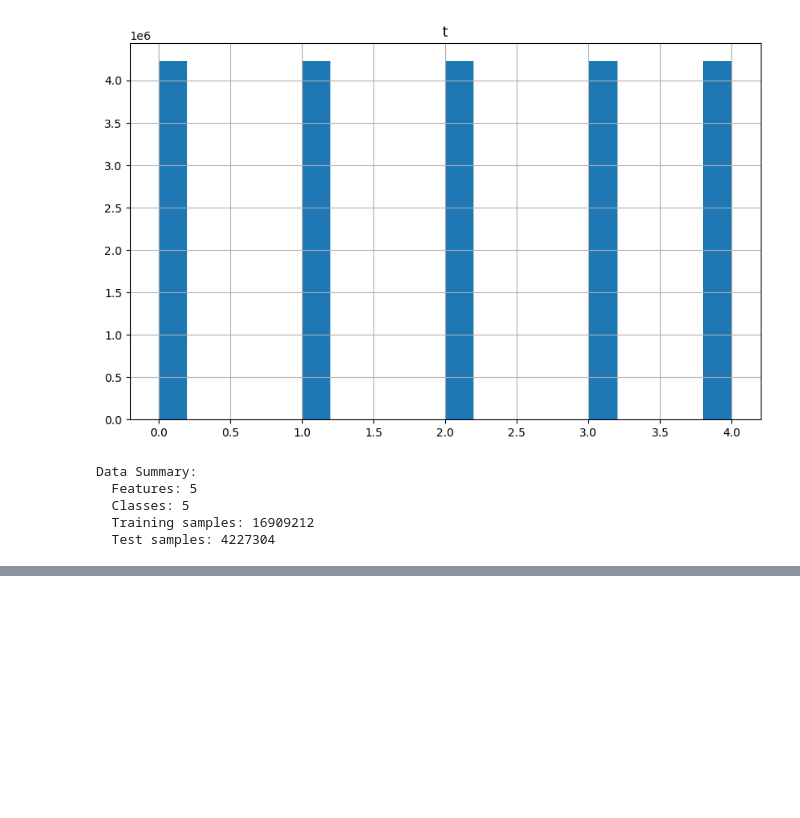
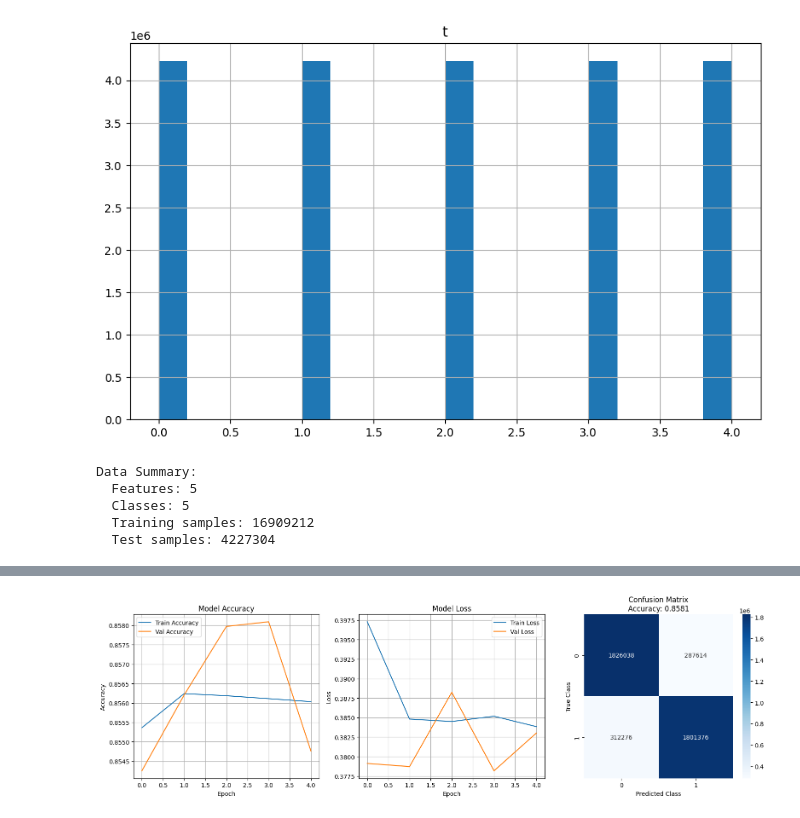
Before and after one commit to JayAndJef/learnedcache, a Jupyter notebook: parsing.ipynb, the cells around one changed output, grey strips where cells are left out. Cells and saved outputs as stored; diff of their text form; code cells hidden in the pictures; blank space fills up the shorter version.

Commit message:
feat: models

```diff
--- a/parsing.ipynb
+++ b/parsing.ipynb
@@ -454,0 +383,88 @@ KeyboardInterrupt:
+# %%
+from learnedcache.layers import FeatureOneHotEncoder
+import keras.ops as ops
+
+n_bins_list = [len(discretizer.bin_edges_[i]) - 1 for i in range(3)]
+print(f"Actual bins per feature: {n_bins_list}")
+
+inputs = layers.Input(shape=(n_features,))
+
+split_tensors = ops.split(inputs, [3], axis=1)
+discretized_features = split_tensors[0]
+other_features = split_tensors[1]
+
+encoded = FeatureOneHotEncoder(n_bins_list)(discretized_features)
+
+combined = layers.Concatenate()([encoded, other_features])
+
+output = layers.Dense(N_CLASSES)(combined)
+output = TaylorSoftmax()(output)
+
+model = keras.Model(inputs=inputs, outputs=output, name="LearnedCache_taylorsoftmax")
+
+model.compile(
+    optimizer="adam", loss="sparse_categorical_crossentropy", metrics=["accuracy"]
+)
+
+model.summary()
+
+early_stop = EarlyStopping(
+    monitor="val_loss", patience=10, restore_best_weights=True, verbose=1
+)
+
+history = model.fit(
+    X_train_np,
+    Y_train_np,
+    epochs=5,
+    batch_size=32,
+    validation_data=(X_test_np, Y_test_np),
+    callbacks=[early_stop],
+    verbose=1,
+)
+
+Y_pred_prob = model.predict(X_test_np, verbose=0)
+Y_pred = np.argmax(Y_pred_prob, axis=1)
+accuracy = accuracy_score(Y_test_np, Y_pred)
+
+print(f"\nTest Accuracy: {accuracy:.4f}")
+print(f"Trained for {len(history.history['loss'])} epochs (early stopping)")
+print("\nClassification Report:")
+print(classification_report(Y_test_np, Y_pred))
+
+print("\nPer-Class Accuracy:")
+for i in range(N_CLASSES):
+    mask = Y_test_np == i
+    if mask.sum() > 0:
+        class_acc = (Y_pred[mask] == i).sum() / mask.sum()
+        print(f"  Class {i}: {class_acc:.4f} ({mask.sum()} samples)")
+
+fig = plt.figure(figsize=(16, 5))
+
+ax1 = plt.subplot(1, 3, 1)
+ax1.plot(history.history["accuracy"], label="Train Accuracy")
+ax1.plot(history.history["val_accuracy"], label="Val Accuracy")
+ax1.set_title("Model Accuracy")
+ax1.set_xlabel("Epoch")
+ax1.set_ylabel("Accuracy")
+ax1.legend()
+ax1.grid(True)
+
+ax2 = plt.subplot(1, 3, 2)
+ax2.plot(history.history["loss"], label="Train Loss")
+ax2.plot(history.history["val_loss"], label="Val Loss")
+ax2.set_title("Model Loss")
+ax2.set_xlabel("Epoch")
+ax2.set_ylabel("Loss")
+ax2.legend()
+ax2.grid(True)
+
+ax3 = plt.subplot(1, 3, 3)
+cm = confusion_matrix(Y_test_np, Y_pred)
+sns.heatmap(cm, annot=True, fmt="d", cmap="Blues", ax=ax3)
+ax3.set_title(f"Confusion Matrix\nAccuracy: {accuracy:.4f}")
+ax3.set_ylabel("True Class")
+ax3.set_xlabel("Predicted Class")
+
+plt.tight_layout()
+plt.show()
+# %% [output]
@@ -454,0 +513 @@ KeyboardInterrupt:
+[figure, added]
```
Also changed, not shown: parts of 12 cells of this notebook, 3 other files.
